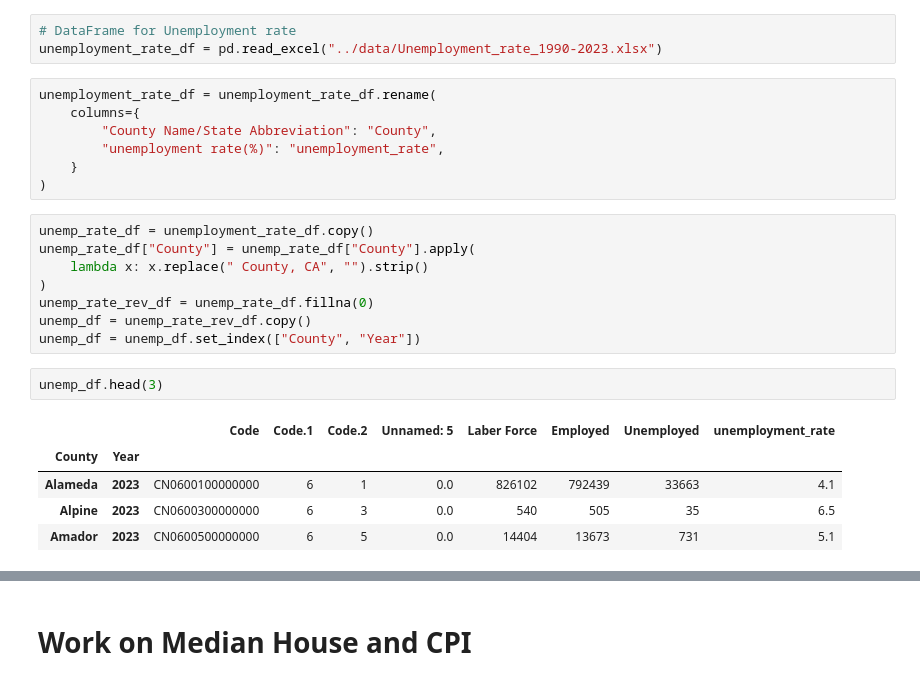
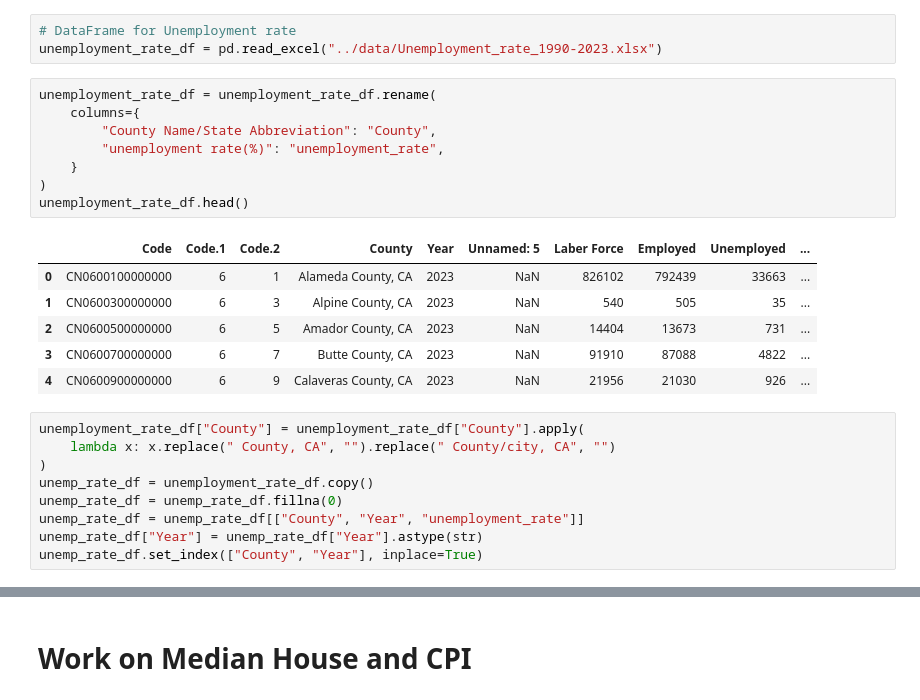
Before and after one commit to git-loa/CrimePatternsProject, a Jupyter notebook: data-exploration/data_engineering.ipynb, the cells around one changed output, grey strips where cells are left out. Drawn from its saved outputs; the diff is of its cells as text.

```diff
--- a/data-exploration/data_engineering.ipynb
+++ b/data-exploration/data_engineering.ipynb
@@ -265,23 +276,24 @@ unemployment_rate_df = pd.read_excel("../data/Unemployment_rate_1990-2023.xlsx")
 # %%
 unemployment_rate_df = unemployment_rate_df.rename(
     columns={
         "County Name/State Abbreviation": "County",
         "unemployment rate(%)": "unemployment_rate",
     }
 )
+unemployment_rate_df.head()
+# %% [output]
+|  | Code | Code.1 | Code.2 | County | Year | Unnamed: 5 | Laber Force | Employed | Unemployed | ... |
+| 0 | CN0600100000000 | 6 | 1 | Alameda County, CA | 2023 | NaN | 826102 | 792439 | 33663 | ... |
+| 1 | CN0600300000000 | 6 | 3 | Alpine County, CA | 2023 | NaN | 540 | 505 | 35 | ... |
+| 2 | CN0600500000000 | 6 | 5 | Amador County, CA | 2023 | NaN | 14404 | 13673 | 731 | ... |
+| 3 | CN0600700000000 | 6 | 7 | Butte County, CA | 2023 | NaN | 91910 | 87088 | 4822 | ... |
+| 4 | CN0600900000000 | 6 | 9 | Calaveras County, CA | 2023 | NaN | 21956 | 21030 | 926 | ... |
 # %%
+unemployment_rate_df["County"] = unemployment_rate_df["County"].apply(
+    lambda x: x.replace(" County, CA", "").replace(" County/city, CA", "")
+)
 unemp_rate_df = unemployment_rate_df.copy()
-unemp_rate_df["County"] = unemp_rate_df["County"].apply(
-    lambda x: x.replace(" County, CA", "").strip()
-)
-unemp_rate_rev_df = unemp_rate_df.fillna(0)
-unemp_df = unemp_rate_rev_df.copy()
-unemp_df = unemp_df.set_index(["County", "Year"])
+unemp_rate_df = unemp_rate_df.fillna(0)
+unemp_rate_df = unemp_rate_df[["County", "Year", "unemployment_rate"]]
+unemp_rate_df["Year"] = unemp_rate_df["Year"].astype(str)
+unemp_rate_df.set_index(["County", "Year"], inplace=True)
-# %%
-unemp_df.head(3)
-# %% [output]
-|  |  | Code | Code.1 | Code.2 | Unnamed: 5 | Laber Force | Employed | Unemployed | unemployment_rate |
-| County | Year |  |  |  |  |  |  |  |  |
-| Alameda | 2023 | CN0600100000000 | 6 | 1 | 0.0 | 826102 | 792439 | 33663 | 4.1 |
-| Alpine | 2023 | CN0600300000000 | 6 | 3 | 0.0 | 540 | 505 | 35 | 6.5 |
-| Amador | 2023 | CN0600500000000 | 6 | 5 | 0.0 | 14404 | 13673 | 731 | 5.1 |
```
Also changed, not shown: parts of 25 cells of this notebook, 28 other files.
